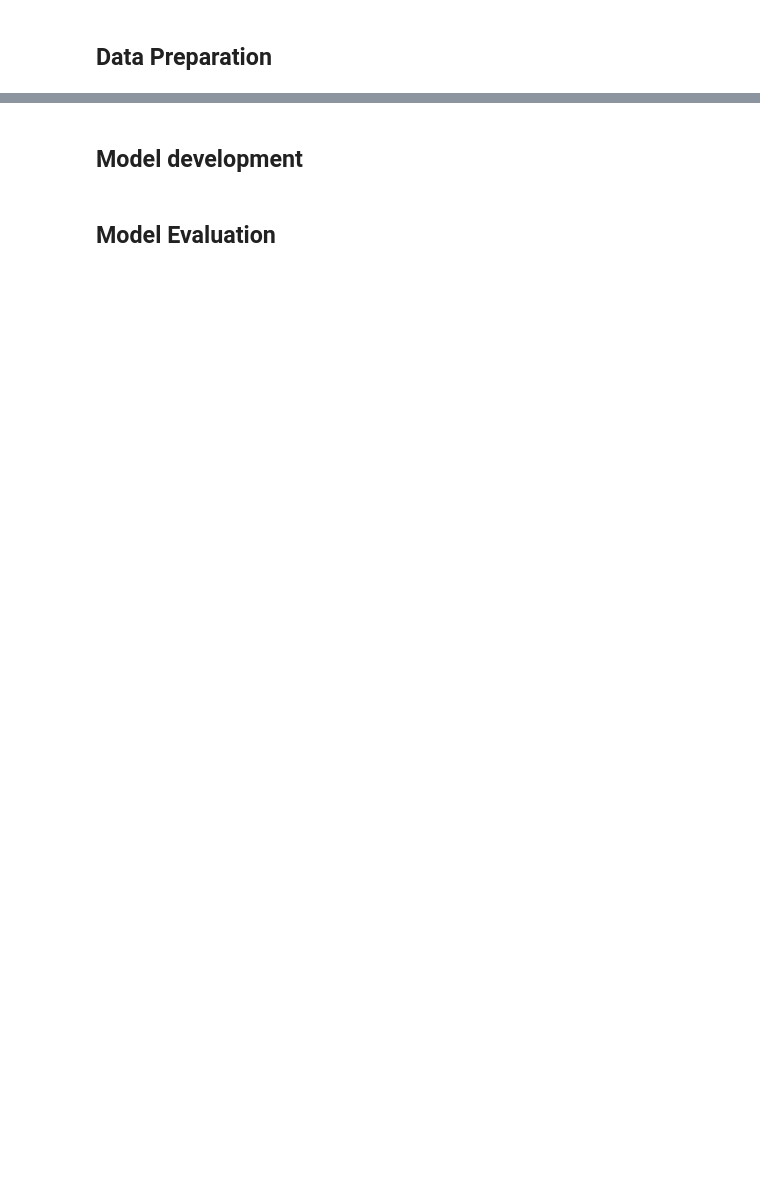
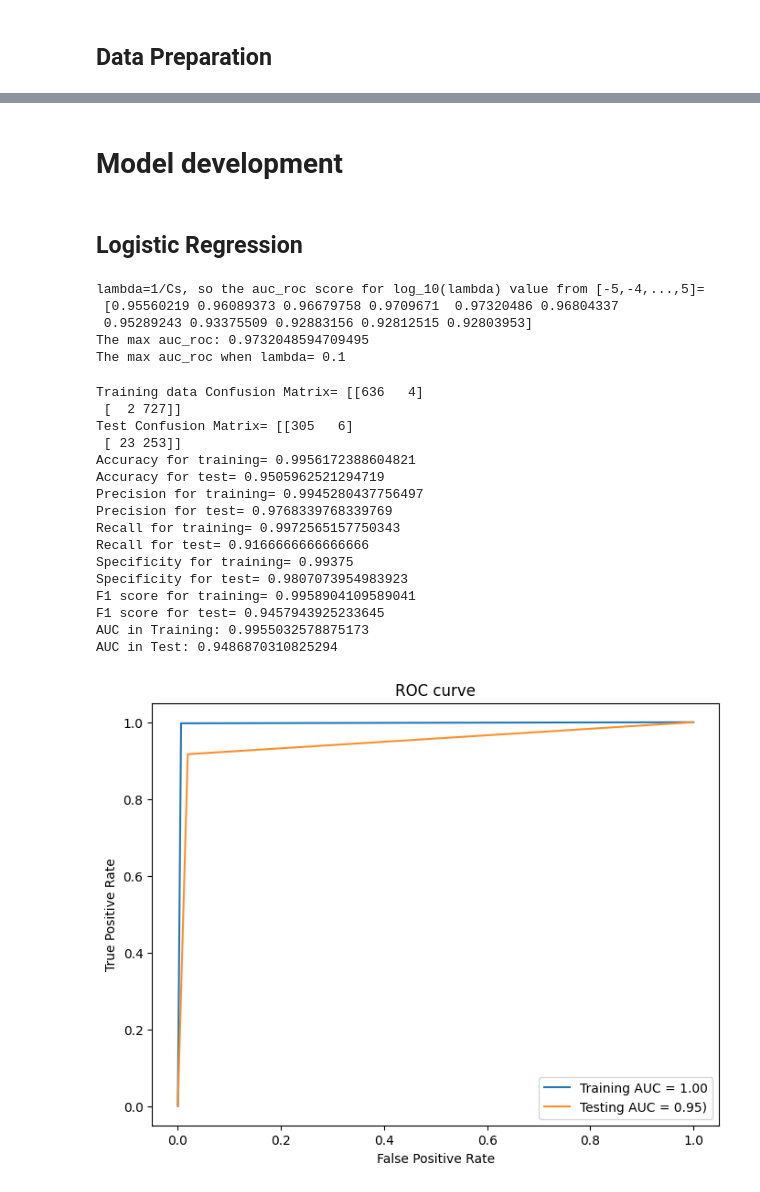
Before and after one commit to Avneet-0001/Youtube_Comments_Spam_Predictor, a Jupyter notebook: Youtube_Comments_Spam_Detector.ipynb, the cells around one changed output, grey strips where cells are left out. Drawn from its saved outputs; the diff is of its cells as text; code cells hidden in the pictures; blank space fills up the shorter version.

```diff
--- a/Youtube_Comments_Spam_Detector.ipynb
+++ b/Youtube_Comments_Spam_Detector.ipynb
@@ -23,0 +77,3 @@ FileNotFoundError: [Errno 2] No such file or directory: 'C:/Users/Silviya/Docume
+# %%
+data_sorted = data.sort_values(by='date_only')
+data_sorted.head()
@@ -88,0 +139,13 @@ y_data_test = dataframe_shuf.iloc[data_train :, -1]
+# %%
+#Train test split
+split_index = int(0.7 * len(data_updated))
+
+# Split the data
+train_df = data_updated.iloc[:split_index]
+test_df = data_updated.iloc[split_index:]
+
+x_train = train_df['processed_content']
+y_train = train_df['CLASS']
+x_test = test_df['processed_content']
+y_test = test_df['CLASS']
+#x_train, x_test, y_train, y_test = train_test_split(data_updated['processed_content'],data_updated['CLASS'],test_size=0.2,random_state=57)
@@ -89,2 +250,5 @@ y_data_test = dataframe_shuf.iloc[data_train :, -1]
+# %%
+x_test_counts = count_vect.transform(x_test)
+x_test_tfidf = tranformer.transform(x_test_counts)
 # %% [markdown]
-## Model development
+# Model development
@@ -139,2 +255,48 @@ print(f"Number of correct predictions: {predction_correct}" )
-# %% [markdown]
-## Model Evaluation
+# %% [markdown]
+## Logistic Regression
+# %%
+# Determine the best lambda value
+
+# Cs is inverse of lambda
+# log_10(lambda) value from [-5,-4,...,5]
+
+clf = LogisticRegressionCV(Cs=list(np.power(10.0, np.arange(5, -6, -1))), cv=5, penalty='l2', scoring='roc_auc',
+                           solver='newton-cg', max_iter=30000, random_state=0).fit(x_train_tfidf, y_train)
+
+print('lambda=1/Cs, so the auc_roc score for log_10(lambda) value from [-5,-4,...,5]=\n',clf.scores_[1].mean(axis=0)) # score for the positive class, takes mean across all folds and gives a value for each lamda. Should have length equal to number of lambda values.
+print('The max auc_roc:', clf.scores_[1].mean(axis=0).max())
+
+i = np.where(clf.scores_[1].mean(axis=0)==clf.scores_[1].mean(axis=0).max())
+i = int(i[0])
+Cs = list(np.power(10.0, np.arange(5, -6, -1)))
+Cs_select = Cs[i]
+print('The max auc_roc when lambda=',1/Cs[i])
+# %% [output]
+lambda=1/Cs, so the auc_roc score for log_10(lambda) value from [-5,-4,...,5]=
+ [0.95560219 0.96089373 0.96679758 0.9709671  0.97320486 0.96804337
+ 0.95289243 0.93375509 0.92883156 0.92812515 0.92803953]
+The max auc_roc: 0.9732048594709495
+The max auc_roc when lambda= 0.1
+# %%
+clf = LogisticRegression(random_state=0, C=Cs_select, penalty='l2', max_iter=30000).fit(x_train_tfidf, y_train)
+y_train_pred = clf.predict(x_train_tfidf)
+y_pred = clf.predict(x_test_tfidf)
+calculate_metrics(y_train_pred, y_pred)
+# %% [output]
+Training data Confusion Matrix= [[636   4]
+ [  2 727]]
+Test Confusion Matrix= [[305   6]
+ [ 23 253]]
+Accuracy for training= 0.9956172388604821
+Accuracy for test= 0.9505962521294719
+Precision for training= 0.9945280437756497
+Precision for test= 0.9768339768339769
+Recall for training= 0.9972565157750343
+Recall for test= 0.9166666666666666
+Specificity for training= 0.99375
+Specificity for test= 0.9807073954983923
+F1 score for training= 0.9958904109589041
+F1 score for test= 0.9457943925233645
+AUC in Training: 0.9955032578875173
+AUC in Test: 0.9486870310825294
+[figure, added]
```
Also changed, not shown: parts of 37 cells of this notebook.
